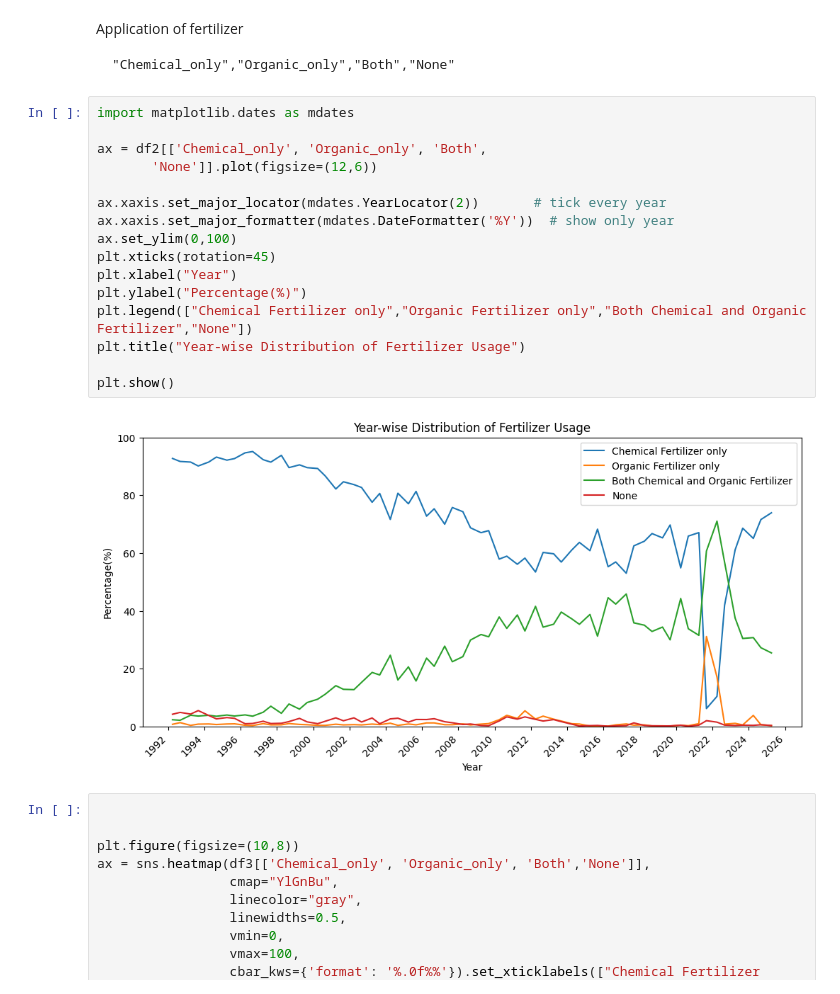
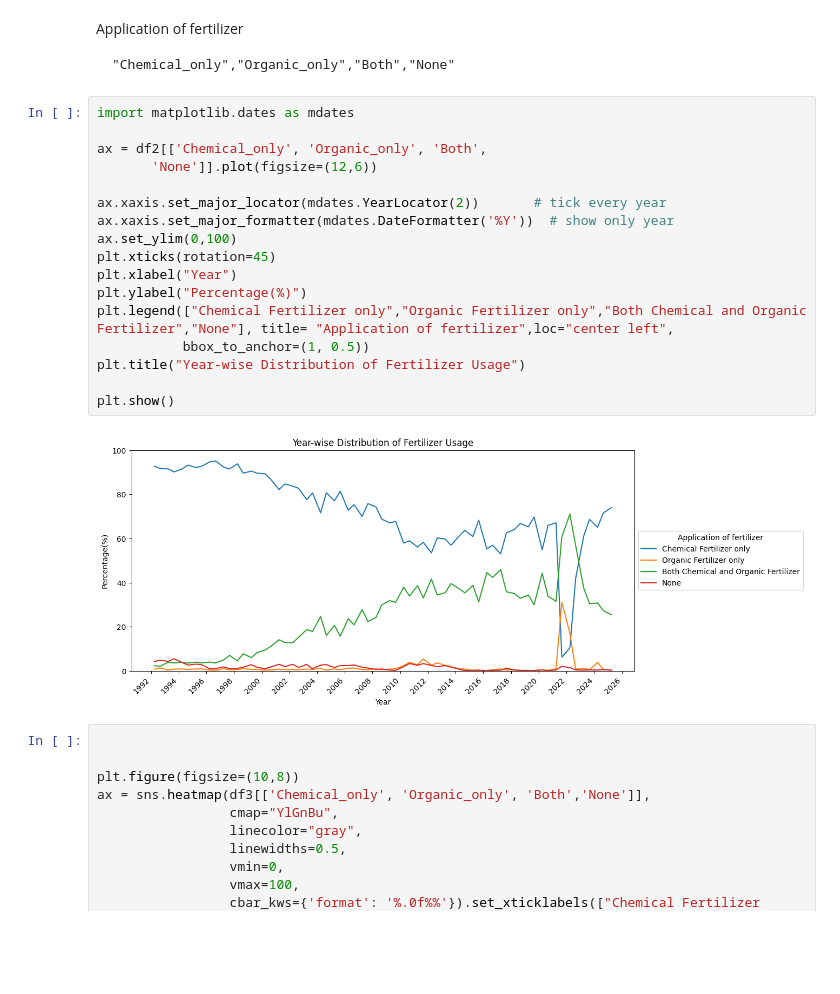
Before and after one commit to AchiniWathsala/Forecasting_Paddy_Production, a Jupyter notebook: paddy_production.ipynb, the cells around one changed output. Drawn from its saved outputs; the diff is of its cells as text; blank space fills up the shorter version.

```diff
--- a/paddy_production.ipynb
+++ b/paddy_production.ipynb
@@ -700,21 +702,22 @@ Application of fertilizer
 # %%
 import matplotlib.dates as mdates
 
 ax = df2[['Chemical_only', 'Organic_only', 'Both',
        'None']].plot(figsize=(12,6))
 
 ax.xaxis.set_major_locator(mdates.YearLocator(2))       # tick every year
 ax.xaxis.set_major_formatter(mdates.DateFormatter('%Y'))  # show only year
 ax.set_ylim(0,100)
 plt.xticks(rotation=45)
 plt.xlabel("Year")
 plt.ylabel("Percentage(%)")
-plt.legend(["Chemical Fertilizer only","Organic Fertilizer only","Both Chemical and Organic Fertilizer","None"])
+plt.legend(["Chemical Fertilizer only","Organic Fertilizer only","Both Chemical and Organic Fertilizer","None"], title= "Application of fertilizer",loc="center left",
+           bbox_to_anchor=(1, 0.5))
 plt.title("Year-wise Distribution of Fertilizer Usage")
 
 plt.show()
 # %% [output]
-[figure, old version]
+[figure, new version]
 # %%
 
 
```
Also changed, not shown: parts of 15 cells of this notebook, 1 other file.
